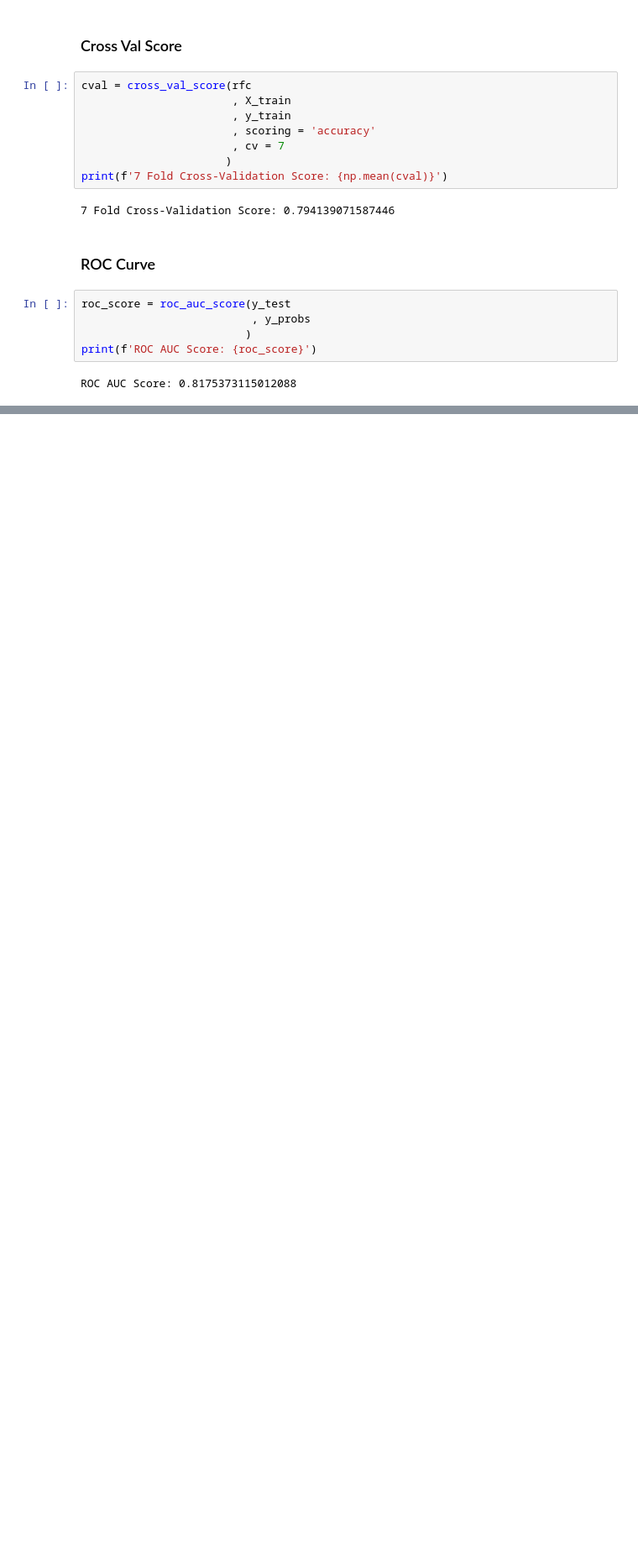
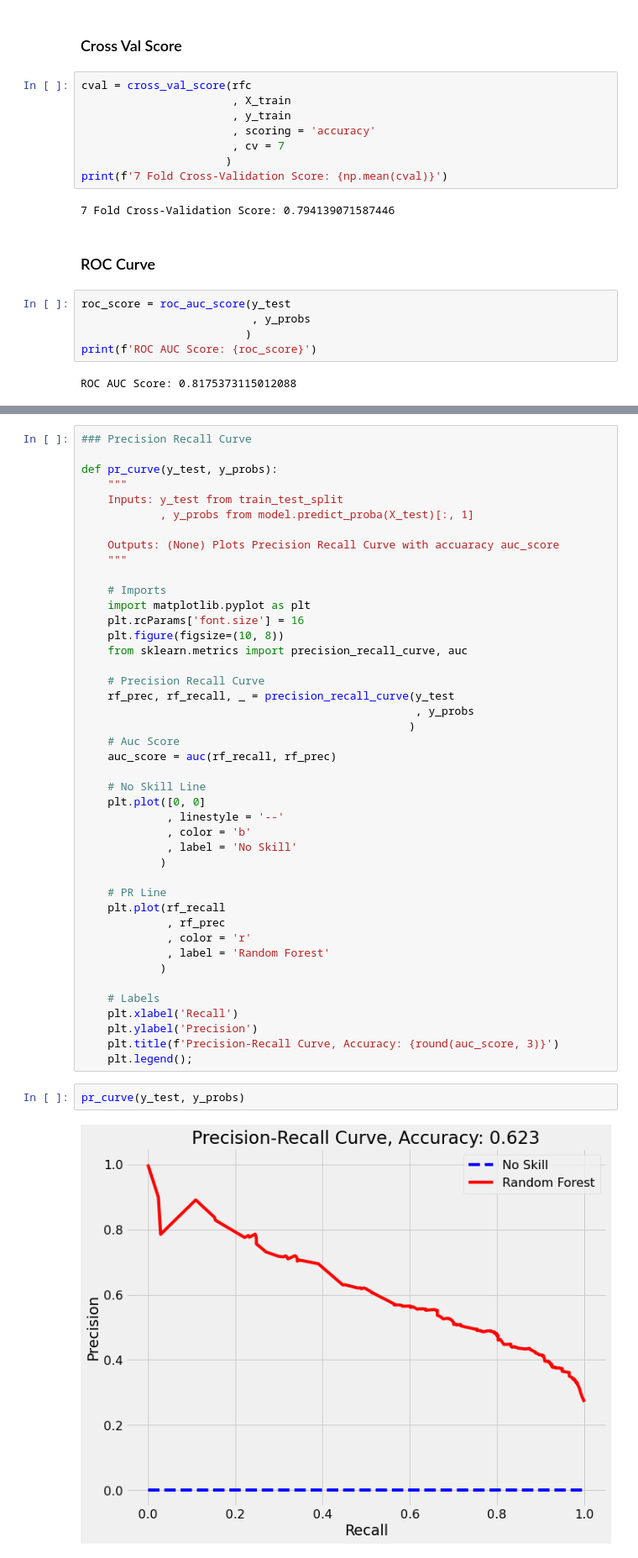
Before and after one commit to yuchild/erik_interviewqs, a Jupyter notebook: question_predicting_churn.ipynb, the cells around one changed output, grey strips where cells are left out. Shown at 84% size. Cells and saved outputs as stored; diff of their text form; blank space fills up the shorter version.

```diff
--- a/question_predicting_churn.ipynb
+++ b/question_predicting_churn.ipynb
@@ -392,0 +405,47 @@ ROC(y_test, y_probs, roc_score)
+# %%
+### Precision Recall Curve
+
+def pr_curve(y_test, y_probs):
+    """
+    Inputs: y_test from train_test_split
+            , y_probs from model.predict_proba(X_test)[:, 1]
+
+    Outputs: (None) Plots Precision Recall Curve with accuaracy auc_score
+    """
+
+    # Imports
+    import matplotlib.pyplot as plt
+    plt.rcParams['font.size'] = 16
+    plt.figure(figsize=(10, 8))
+    from sklearn.metrics import precision_recall_curve, auc
+
+    # Precision Recall Curve
+    rf_prec, rf_recall, _ = precision_recall_curve(y_test
+                                                   , y_probs
+                                                  )
+    # Auc Score
+    auc_score = auc(rf_recall, rf_prec)
+
+    # No Skill Line
+    plt.plot([0, 0]
+             , linestyle = '--'
+             , color = 'b'
+             , label = 'No Skill'
+            )
+
+    # PR Line
+    plt.plot(rf_recall
+             , rf_prec
+             , color = 'r'
+             , label = 'Random Forest'
+            )
+
+    # Labels
+    plt.xlabel('Recall')
+    plt.ylabel('Precision')
+    plt.title(f'Precision-Recall Curve, Accuracy: {round(auc_score, 3)}')
+    plt.legend();
+# %%
+pr_curve(y_test, y_probs)
+# %% [output]
+[figure, added]
```
Also changed, not shown: parts of 8 cells of this notebook.
